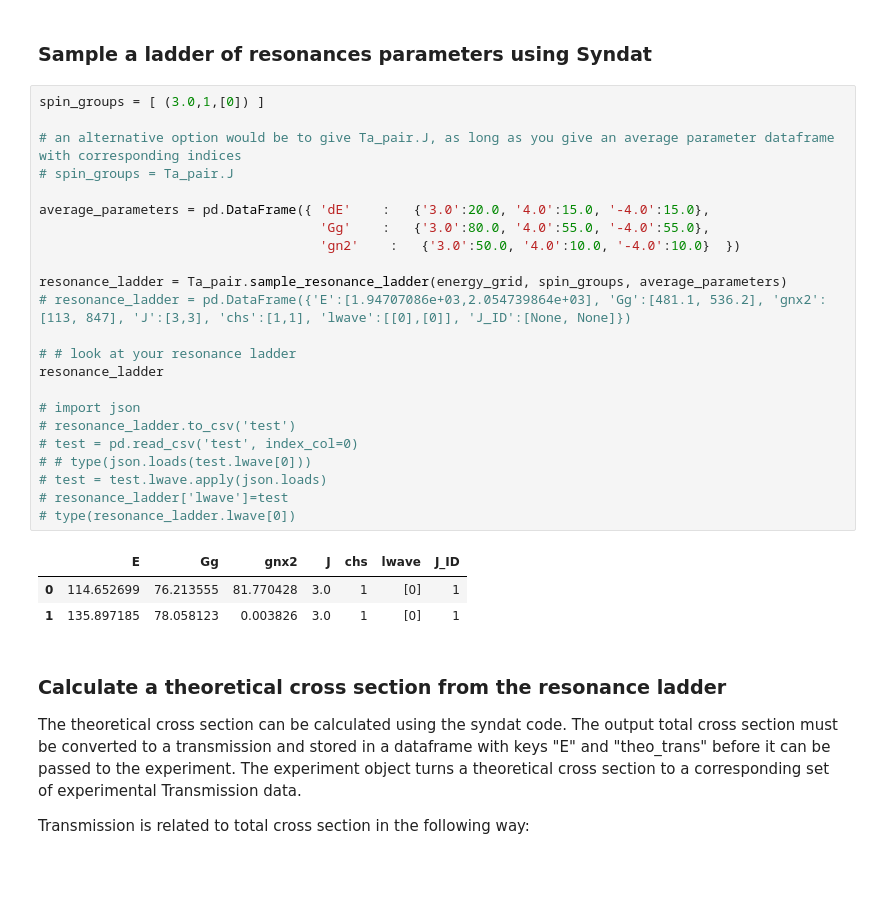
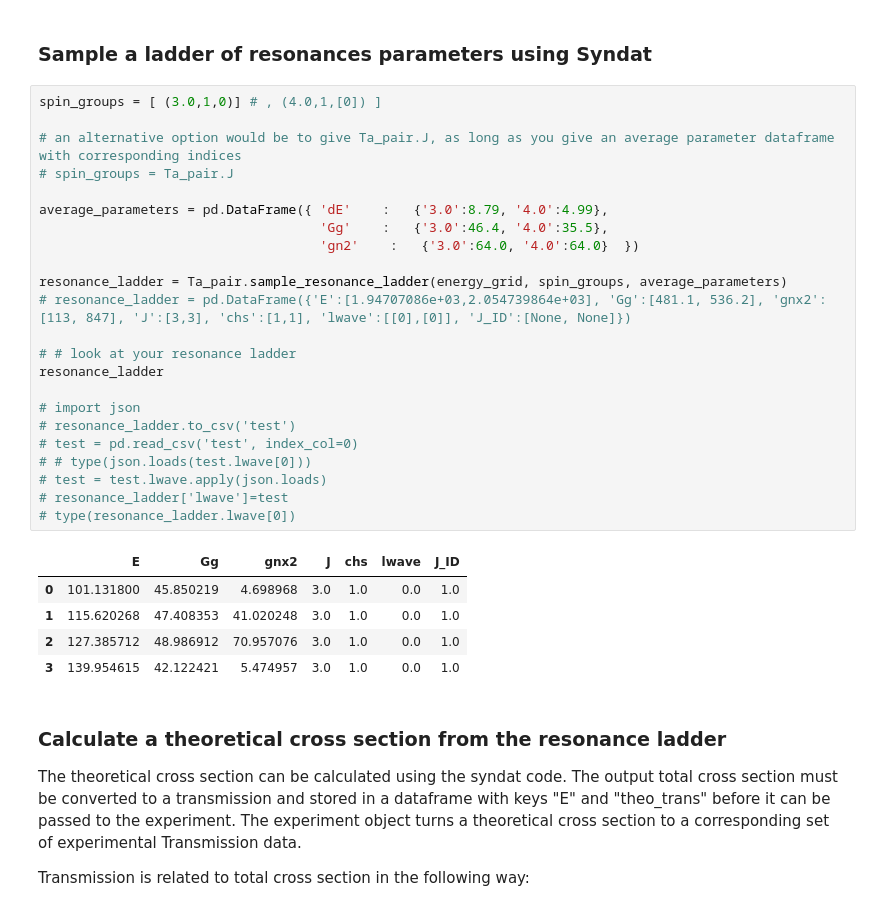
Before and after one commit to Naww137/Syndat, a Jupyter notebook: examples/GenerateData_UserExample.ipynb, the cells around one changed output. Drawn from its saved outputs; the diff is of its cells as text; blank space fills up the shorter version.

```diff
--- a/examples/GenerateData_UserExample.ipynb
+++ b/examples/GenerateData_UserExample.ipynb
@@ -81,32 +82,34 @@ len(exp.energy_domain)
 # %% [markdown]
 ### Sample a ladder of resonances parameters using Syndat
 # %%
-spin_groups = [ (3.0,1,[0]) ]
+spin_groups = [ (3.0,1,0)] # , (4.0,1,[0]) ]
 
 # an alternative option would be to give Ta_pair.J, as long as you give an average parameter dataframe with corresponding indices
 # spin_groups = Ta_pair.J
 
-average_parameters = pd.DataFrame({ 'dE'    :   {'3.0':20.0, '4.0':15.0, '-4.0':15.0},
-                                    'Gg'    :   {'3.0':80.0, '4.0':55.0, '-4.0':55.0},
-                                    'gn2'    :   {'3.0':50.0, '4.0':10.0, '-4.0':10.0}  })
+average_parameters = pd.DataFrame({ 'dE'    :   {'3.0':8.79, '4.0':4.99},
+                                    'Gg'    :   {'3.0':46.4, '4.0':35.5},
+                                    'gn2'    :   {'3.0':64.0, '4.0':64.0}  })
 
 resonance_ladder = Ta_pair.sample_resonance_ladder(energy_grid, spin_groups, average_parameters)
 # resonance_ladder = pd.DataFrame({'E':[1.94707086e+03,2.054739864e+03], 'Gg':[481.1, 536.2], 'gnx2':[113, 847], 'J':[3,3], 'chs':[1,1], 'lwave':[[0],[0]], 'J_ID':[None, None]})
 
 # # look at your resonance ladder
 resonance_ladder
 
 # import json
 # resonance_ladder.to_csv('test')
 # test = pd.read_csv('test', index_col=0)
 # # type(json.loads(test.lwave[0]))
 # test = test.lwave.apply(json.loads)
 # resonance_ladder['lwave']=test
 # type(resonance_ladder.lwave[0])
 # %% [output]
 |  | E | Gg | gnx2 | J | chs | lwave | J_ID |
-| 0 | 114.652699 | 76.213555 | 81.770428 | 3.0 | 1 | [0] | 1 |
-| 1 | 135.897185 | 78.058123 | 0.003826 | 3.0 | 1 | [0] | 1 |
+| 0 | 101.131800 | 45.850219 | 4.698968 | 3.0 | 1.0 | 0.0 | 1.0 |
+| 1 | 115.620268 | 47.408353 | 41.020248 | 3.0 | 1.0 | 0.0 | 1.0 |
+| 2 | 127.385712 | 48.986912 | 70.957076 | 3.0 | 1.0 | 0.0 | 1.0 |
+| 3 | 139.954615 | 42.122421 | 5.474957 | 3.0 | 1.0 | 0.0 | 1.0 |
 # %% [markdown]
 ### Calculate a theoretical cross section from the resonance ladder
 
```
Also changed, not shown: parts of 7 cells of this notebook.
